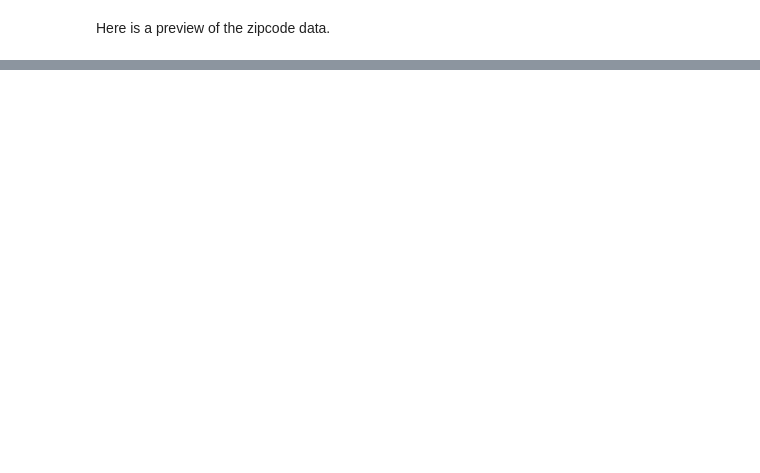
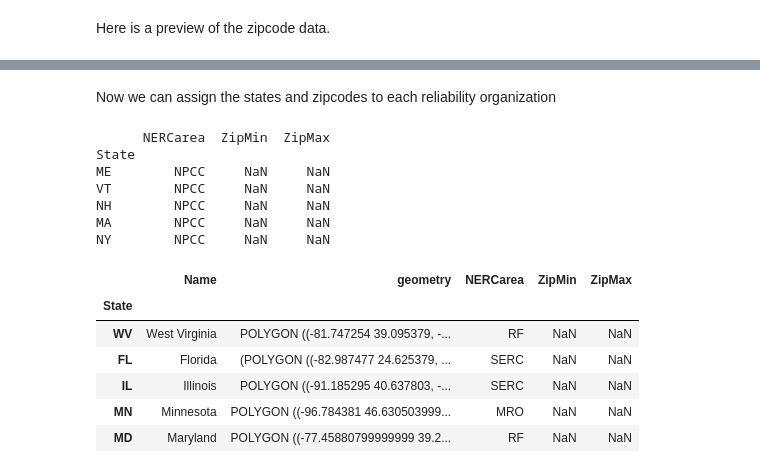
Before and after one commit to slacgismo/loadinsight, a Jupyter notebook: nercmap/NERC Map Generator.ipynb, the cells around one changed output, grey strips where cells are left out. Drawn from its saved outputs; the diff is of its cells as text; code cells hidden in the pictures; blank space fills up the shorter version.

```diff
--- a/nercmap/NERC Map Generator.ipynb
+++ b/nercmap/NERC Map Generator.ipynb
@@ -48 +77,23 @@ zipcode_gdf.head()
+# %% [markdown]
+Now we can assign the states and zipcodes to each reliability organization
+# %%
+nercdata = pd.read_csv("nerc_data.csv").set_index('State')
+print(nercdata.head())
+nerc_gdf = states_gdf.merge(nercdata,on='State')
+nerc_gdf.head()
+# %% [output]
+      NERCarea  ZipMin  ZipMax
+State
+ME        NPCC     NaN     NaN
+VT        NPCC     NaN     NaN
+NH        NPCC     NaN     NaN
+MA        NPCC     NaN     NaN
+NY        NPCC     NaN     NaN
+|  | Name | geometry | NERCarea | ZipMin | ZipMax |
+| State |  |  |  |  |  |
+| WV | West Virginia | POLYGON ((-81.747254 39.095379, -... | RF | NaN | NaN |
+| FL | Florida | (POLYGON ((-82.987477 24.625379, ... | SERC | NaN | NaN |
+| IL | Illinois | POLYGON ((-91.185295 40.637803, -... | SERC | NaN | NaN |
+| MN | Minnesota | POLYGON ((-96.784381 46.630503999... | MRO | NaN | NaN |
+| MD | Maryland | POLYGON ((-77.45880799999999 39.2... | RF | NaN | NaN |
 # %% [markdown]
```
Also changed, not shown: parts of 16 cells of this notebook, 2 other files.
